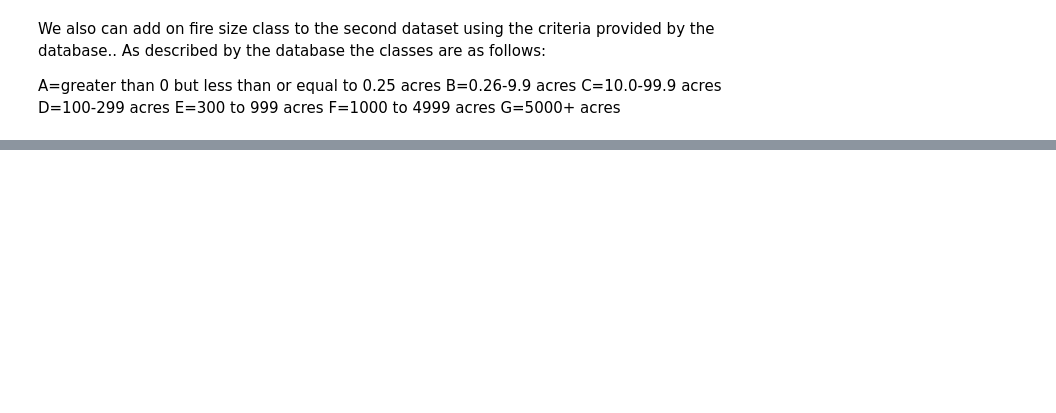
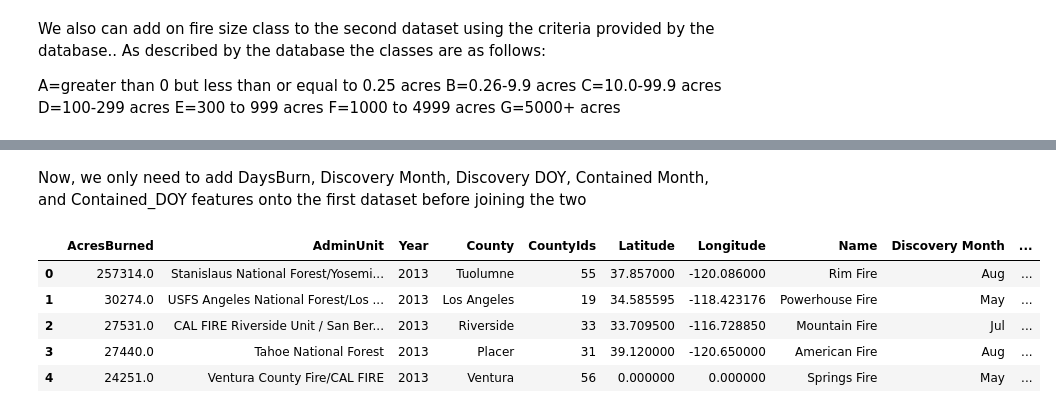
Before and after one commit to mnocerino23/Wildfire-Forecaster, a Jupyter notebook: wildfires.ipynb, the cells around one changed output, grey strips where cells are left out. Drawn from its saved outputs; the diff is of its cells as text; code cells hidden in the pictures; blank space fills up the shorter version.

```diff
--- a/wildfires.ipynb
+++ b/wildfires.ipynb
@@ -255,2 +254,0 @@ County codes in the first dataset are off for some reason so we have to correct
-# %%
-wildfires = wildfires.CountyIds.apply(lambda x: counties[x])
@@ -259,3 +255,17 @@ KeyError: ignored
+# %%
+#Keep track of all the indices with null values. We will leave these alone
+nulls = []
+for index in range(len(wildfires['County'])):
+  if type(wildfires['County'][index]) == float:
+    nulls.append(index)
+
+#add in missing county codes when key errors arise by referencing the internet
+counties['Imperial'] = 13
+counties['San Francisco'] = 38
+counties['Douglas'] = 'NaN'
+for index, row in wildfires.iterrows():
+  if index not in nulls:
+    wildfires.at[index, 'CountyIds'] = counties[wildfires.at[index,'County']]
 # %% [markdown]
 We also can add on fire size class to the second dataset using the criteria provided by the database.. As described by the database the classes are as follows:
 
@@ -267,7 +277,7 @@ E=300 to 999 acres
 F=1000 to 4999 acres
 G=5000+ acres
 # %%
-wildfires['Fire Size Rank'] = ''
+wildfires2['Fire Size Rank'] = ''
 for index, rows in wildfires2.iterrows():
   size_fire = wildfires2.at[index, 'AcresBurned']
   if size_fire >= 0 and size_fire <= 0.25:
@@ -334,0 +307,11 @@ print(wildfires['ZIP'])
+# %% [markdown]
+Now, we only need to add DaysBurn, Discovery Month, Discovery DOY, Contained Month, and Contained_DOY features onto the first dataset before joining the two
+# %%
+wildfires2.head()
+# %% [output]
+|  | AcresBurned | AdminUnit | Year | County | CountyIds | Latitude | Longitude | Name | Discovery Month | ... |
+| 0 | 257314.0 | Stanislaus National Forest/Yosemi... | 2013 | Tuolumne | 55 | 37.857000 | -120.086000 | Rim Fire | Aug | ... |
+| 1 | 30274.0 | USFS Angeles National Forest/Los ... | 2013 | Los Angeles | 19 | 34.585595 | -118.423176 | Powerhouse Fire | May | ... |
+| 2 | 27531.0 | CAL FIRE Riverside Unit / San Ber... | 2013 | Riverside | 33 | 33.709500 | -116.728850 | Mountain Fire | Jul | ... |
+| 3 | 27440.0 | Tahoe National Forest | 2013 | Placer | 31 | 39.120000 | -120.650000 | American Fire | Aug | ... |
+| 4 | 24251.0 | Ventura County Fire/CAL FIRE | 2013 | Ventura | 56 | 0.000000 | 0.000000 | Springs Fire | May | ... |
```
Also changed, not shown: parts of 10 cells of this notebook.
